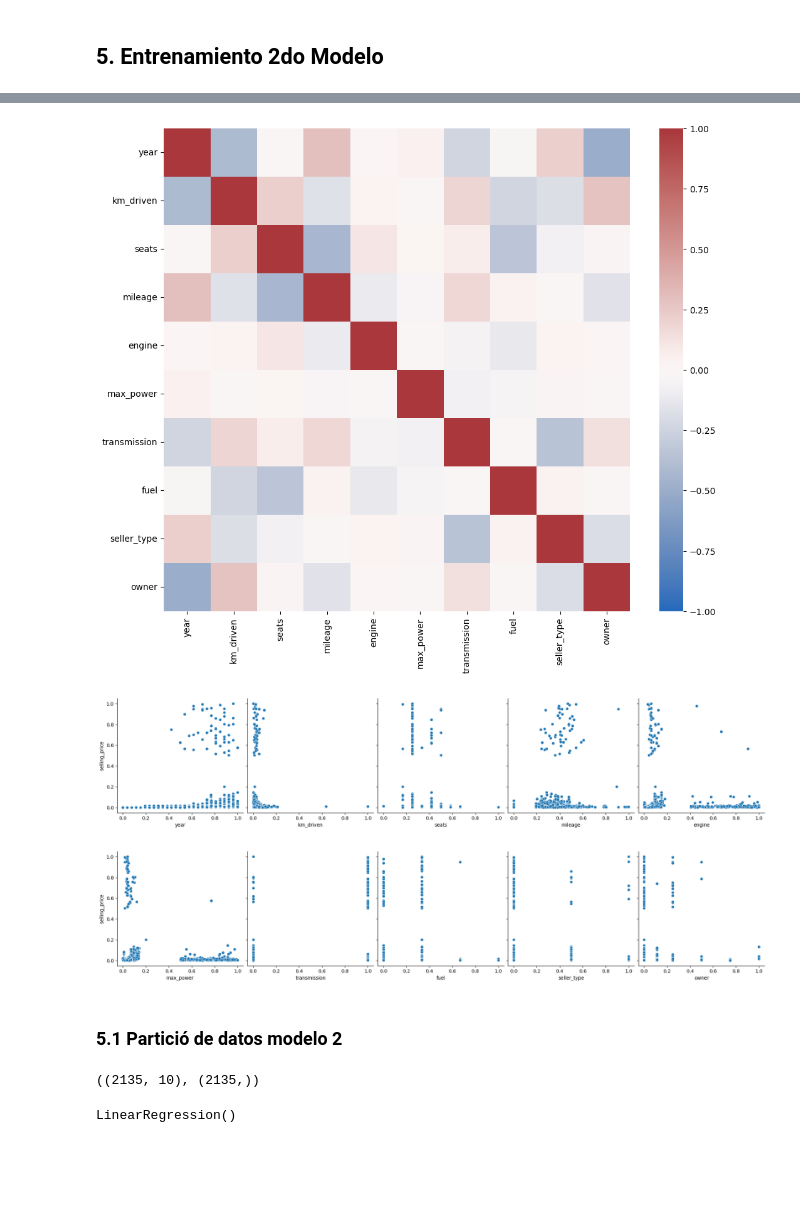
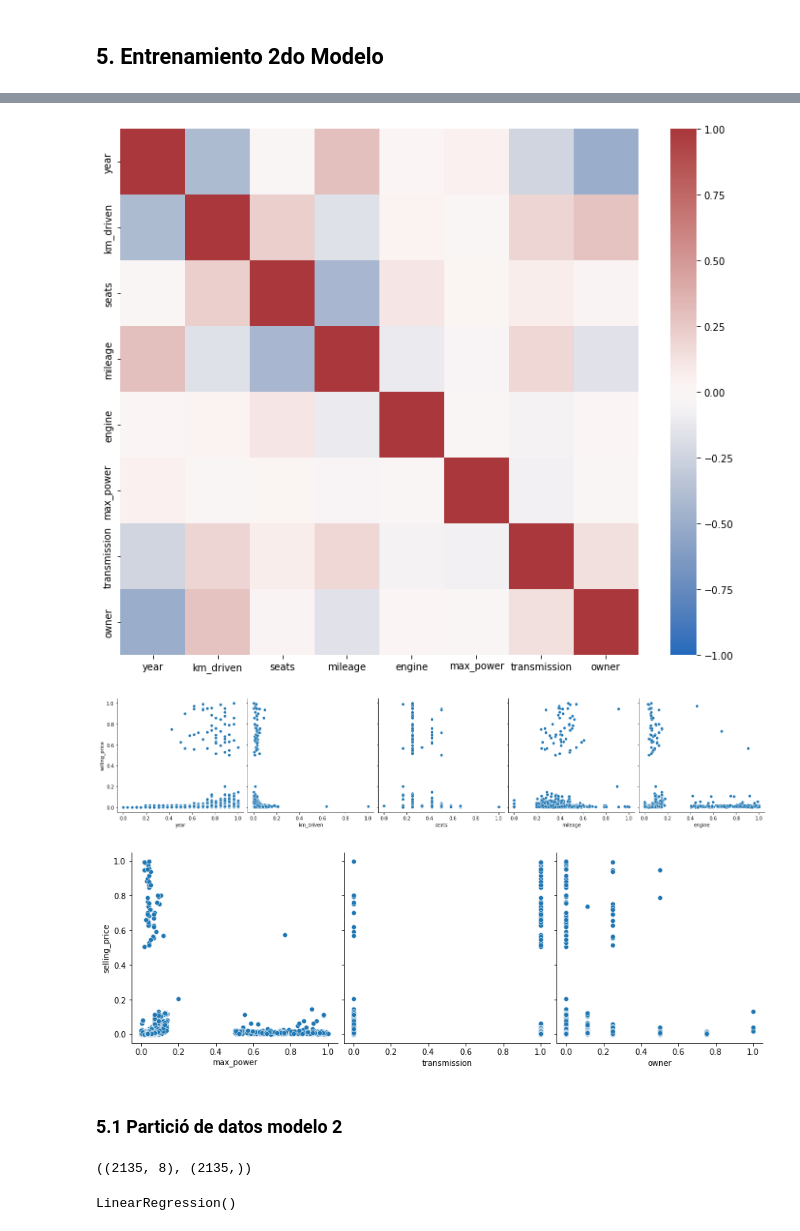
Before and after one commit to Paolaaaaaa/Lab2-Regresion, a Jupyter notebook: Regresion.ipynb, the cells around one changed output, grey strips where cells are left out. Drawn from its saved outputs; the diff is of its cells as text; code cells hidden in the pictures; blank space fills up the shorter version.

```diff
--- a/Regresion.ipynb
+++ b/Regresion.ipynb
@@ -45,7 +45,7 @@ Una variable que siempre tiene que estar es `Selling_price`, ya que la intenció
 
 Para esto solo se ha seleccionado variables numericas.
 # %%
-variables_interes = ['year', 'km_driven', 'seats', 'mileage', 'engine','max_power','transmission','fuel','seller_type','owner']
+variables_interes = ['year', 'km_driven', 'seats', 'mileage', 'engine','max_power','transmission','owner']
 
 df_vehiculos_t = df_vehiculos.copy()
 # %%
@@ -317,15 +311,15 @@ plt.figure(figsize = (12, 10))
 sns.heatmap(df_vehiculos_transformed[variables_interes].corr(), cmap = 'vlag', vmin = -1, vmax = 1)
 plt.show()
 # %% [output]
-[figure, old version]
+[figure, new version]
 # %%
 sns.pairplot(df_vehiculos_transformed, height = 4, y_vars = 'selling_price', x_vars = ['year', 'km_driven', 'seats', 'mileage', 'engine'], kind = 'scatter')
 plt.show()
-sns.pairplot(df_vehiculos_transformed, height = 4, y_vars = 'selling_price', x_vars = ['max_power','transmission','fuel','seller_type','owner'], kind = 'scatter')
+sns.pairplot(df_vehiculos_transformed, height = 4, y_vars = 'selling_price', x_vars = ['max_power','transmission','owner'], kind = 'scatter')
 plt.show()
 # %% [output]
 [figure]
-[figure, old version]
+[figure, new version]
 # %% [markdown]
 ### 5.1 Partició de datos modelo 2
 # %%
@@ -333,7 +327,7 @@ x_train_m2, x_test_m2, y_train_m2,  y_test_m2  = train_test_split(df_vehiculos_t
 x_train_m2.shape, y_train_m2.shape
 x_test_m2.shape, y_test_m2.shape
 # %% [output]
-((2135, 10), (2135,))
+((2135, 8), (2135,))
 # %%
 regression_2 = LinearRegression()
 regression_2.fit(x_train_m2, y_train_m2)
```
Also changed, not shown: parts of 36 cells of this notebook.
